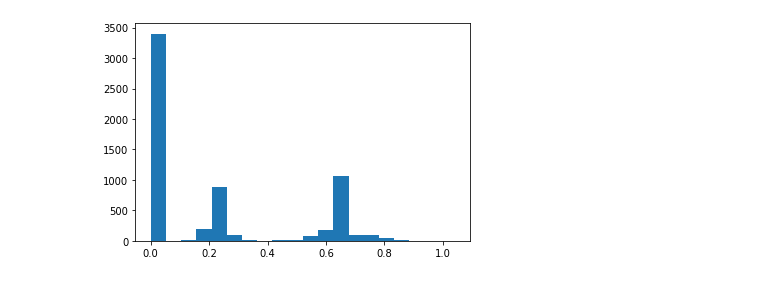
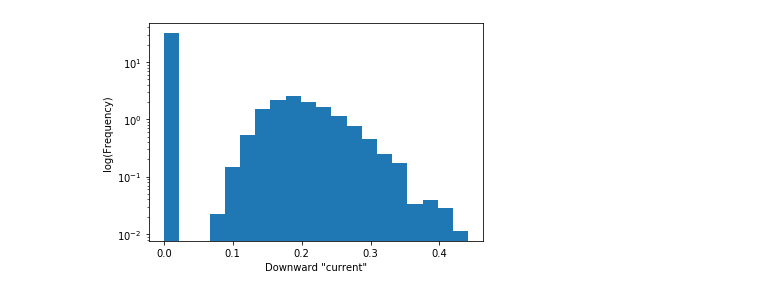
Before and after one commit to YPFoerster/pattern_walker, a Jupyter notebook: demonstrator.ipynb, the cells around one changed output. Drawn from its saved outputs; the diff is of its cells as text; code cells hidden in the pictures.

```diff
--- a/demonstrator.ipynb
+++ b/demonstrator.ipynb
@@ -123,7 +117,9 @@ plt.show()
-# %%
-#up=utils.upward_current(G.hierarchy_backup,nx.to_dict_of_dicts(G),'prob',G.nodes())
-#print(up)
-_=plt.hist(up_c,bins=20)
-plt.show()
-# %% [output]
-[figure, removed]
+# %%
+_=plt.hist(down_c,bins=20,density=True)
+plt.xlabel('Downward "current"')
+plt.ylabel('log(Frequency)')
+plt.yscale('log')
+#plt.xscale('log')
+plt.show()
+# %% [output]
+[figure, added]
```
Also changed, not shown: parts of 13 cells of this notebook.
